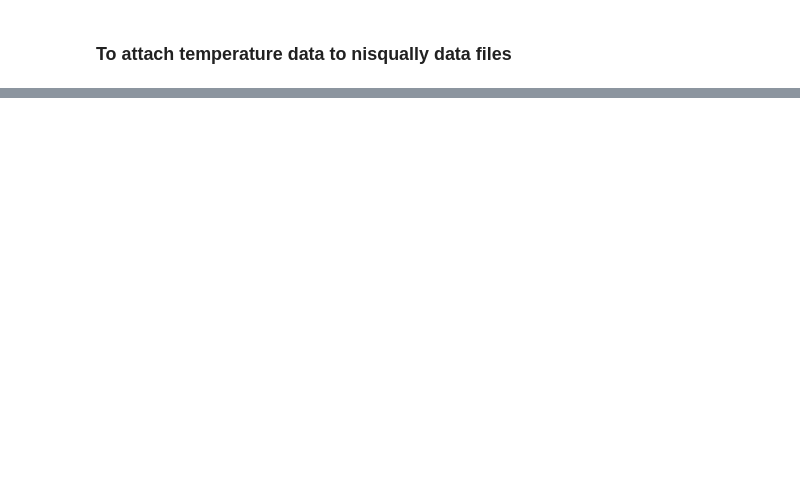
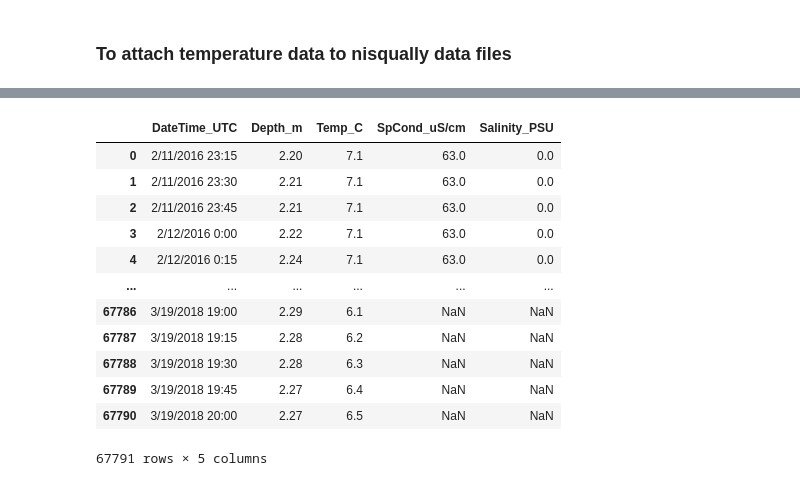
Before and after one commit to maria-kuruvilla/pied_piper, a Jupyter notebook: nisqually_temp.ipynb, the cells around one changed output, grey strips where cells are left out. Cells and saved outputs as stored; diff of their text form; code cells hidden in the pictures; blank space fills up the shorter version.

```diff
--- a/nisqually_temp.ipynb
+++ b/nisqually_temp.ipynb
@@ -61,0 +65,17 @@ plot(df['Date'])
+# %%
+df = pd.read_csv(data_string + "Nisqually_temp_2016-2018_15min.csv")
+df
+# %% [output]
+|  | DateTime_UTC | Depth_m | Temp_C | SpCond_uS/cm | Salinity_PSU |
+| 0 | 2/11/2016 23:15 | 2.20 | 7.1 | 63.0 | 0.0 |
+| 1 | 2/11/2016 23:30 | 2.21 | 7.1 | 63.0 | 0.0 |
+| 2 | 2/11/2016 23:45 | 2.21 | 7.1 | 63.0 | 0.0 |
+| 3 | 2/12/2016 0:00 | 2.22 | 7.1 | 63.0 | 0.0 |
+| 4 | 2/12/2016 0:15 | 2.24 | 7.1 | 63.0 | 0.0 |
+| ... | ... | ... | ... | ... | ... |
+| 67786 | 3/19/2018 19:00 | 2.29 | 6.1 | NaN | NaN |
+| 67787 | 3/19/2018 19:15 | 2.28 | 6.2 | NaN | NaN |
+| 67788 | 3/19/2018 19:30 | 2.28 | 6.3 | NaN | NaN |
+| 67789 | 3/19/2018 19:45 | 2.27 | 6.4 | NaN | NaN |
+| 67790 | 3/19/2018 20:00 | 2.27 | 6.5 | NaN | NaN |
+67791 rows × 5 columns
```
Also changed, not shown: parts of 8 cells of this notebook, 1 other file.
